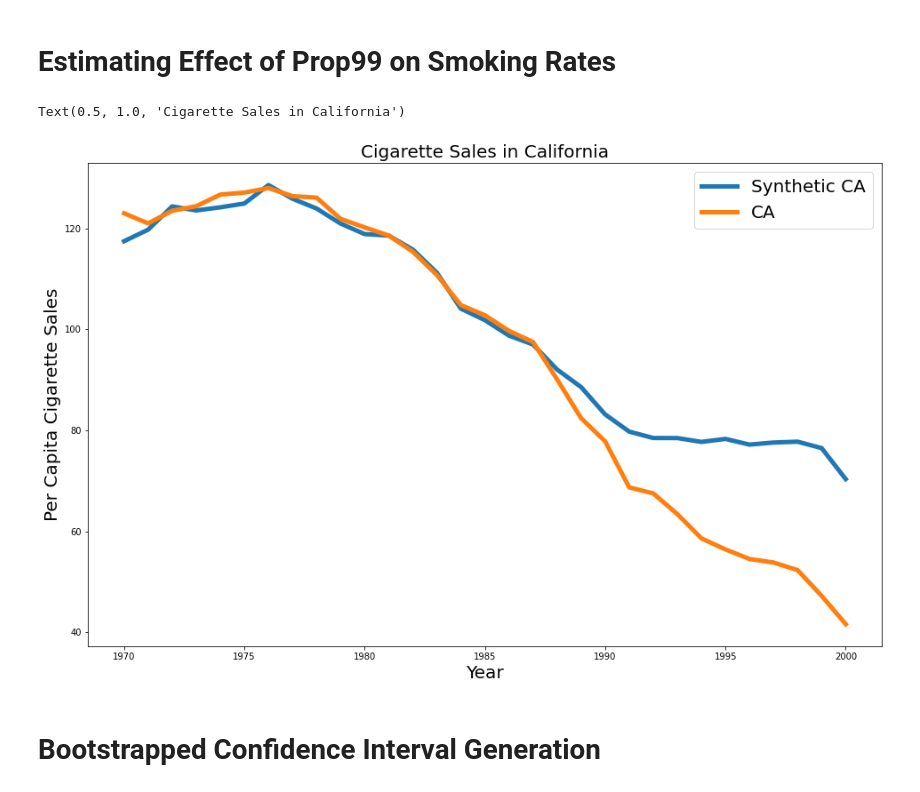
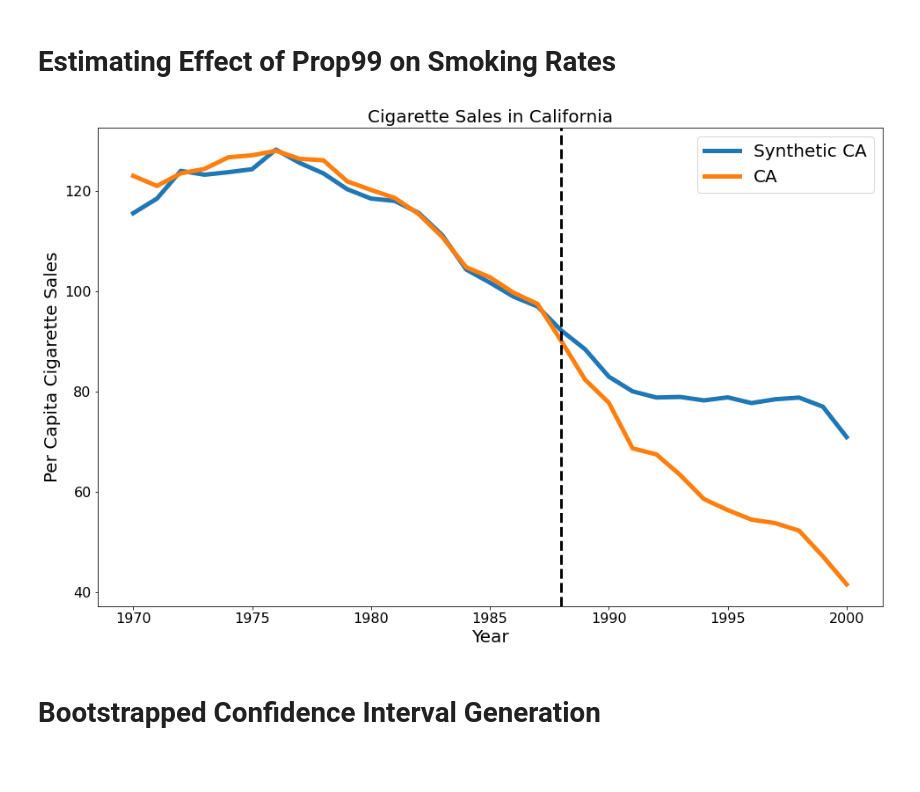
Before and after one commit to derenski/the_time_matrix_package, a Jupyter notebook: Smoking Use Case.ipynb, the cells around one changed output. Drawn from its saved outputs; the diff is of its cells as text; code cells hidden in the pictures; blank space fills up the shorter version.

```diff
--- a/Smoking Use Case.ipynb
+++ b/Smoking Use Case.ipynb
@@ -23,7 +23,7 @@ longSmokingData['law_passed'] = np.array((longSmokingData['state'] == 'Californi
                                          (longSmokingData['year'] >= 1989), dtype='int32')
 # %%
 ### A panel data object for the response variable (sigsale)
-smokingPanelData = panelDataSet(longSmokingData, 'state', 'year', 'cigsale')
+smokingPanelData = PanelDataSet(longSmokingData, 'state', 'year', 'cigsale')
 # %%
 ### Parsing out the units in the panel data set, to explore the individual time series in more detail
 parsedData =smokingPanelData.parseUnits()
@@ -32,27 +32,27 @@ parsedData =smokingPanelData.parseUnits()
 responseDataWide = smokingPanelData.getWideFormat()
 # %%
 ### A panel data object for the law indicator (law_passed)
-lawPanelData = panelDataSet(longSmokingData, 'state', 'year', 'law_passed')
+lawPanelData = PanelDataSet(longSmokingData, 'state', 'year', 'law_passed')
 
 ### The wide format for this data corresponds to the needed missingness matrix
 D = lawPanelData.getWideFormat()
 # %% [markdown]
 # Estimating Effect of Prop99 on Smoking Rates
 # %%
-### Using a softImpute model to estimate the unobserved untreated potential outcomes
+### Using a SoftImpute model to estimate the unobserved untreated potential outcomes
 
 ### Finding best penalty parameter
 validationSoftImpute = validation(responseDataWide.values, D.values,
-                                  softImpute, np.linspace(0, 100, 10))
+                                  SoftImpute, np.linspace(0, 100, 10))
 
 bestLambda = validationSoftImpute.idxmin()
 
 ### Building best model
-softMod = softImpute(bestLambda)
+softMod = SoftImpute(bestLambda)
 
-softImputeMatrix = softMod.fit(responseDataWide.values, D.values)
+SoftImputeMatrix = softMod.fit(responseDataWide.values, D.values)
 
-softImputeMatrix = pd.DataFrame(softImputeMatrix,
+SoftImputeMatrix = pd.DataFrame(SoftImputeMatrix,
                                 index = responseDataWide.index, columns = responseDataWide.columns)
 # %%
 ### Getting treatment effect estimate data for this data set
@@ -61,19 +61,29 @@ prop99EffectData = ef.makeTreatmentDataFrame(responseDataWide, softImputeMatrix,
 # %%
 ### Comparing the observed California data to the estimated untreated potential outcome series for California
 plt.figure(figsize=(16, 10))
 
-line1, = plt.plot(pd.Series(softImputeMatrix.columns).values, softImputeMatrix.loc['California', :], linewidth=5)
+line1, = plt.plot(pd.Series(SoftImputeMatrix.columns).values, SoftImputeMatrix.loc['California', :], linewidth=5)
 
-line2, = plt.plot(pd.Series(softImputeMatrix.columns).values, responseDataWide.loc['California', :], linewidth=5)
+line2, = plt.plot(pd.Series(SoftImputeMatrix.columns).values, responseDataWide.loc['California', :], linewidth=5)
 
 plt.xlabel('Year', fontsize=20)
+
+
+plt.xticks(fontsize= 16)
+
 plt.ylabel('Per Capita Cigarette Sales', fontsize=20)
+
+plt.yticks(fontsize= 16)
+
+
+plt.axvline(1989-1, color='black', linewidth=3, linestyle='--')
 
 plt.legend([line1, line2], ['Synthetic CA', 'CA'], prop={'size': 20})
 plt.title("Cigarette Sales in California", fontsize=20)
+
+plt.savefig('smoking_plot_completion.pdf', bbox_inches='tight')
 # %% [output]
-Text(0.5, 1.0, 'Cigarette Sales in California')
-[figure, old version]
+[figure, new version]
 # %% [markdown]
 # Bootstrapped Confidence Interval Generation
 # %%
```
Also changed, not shown: parts of 5 cells of this notebook, 5 other files.
